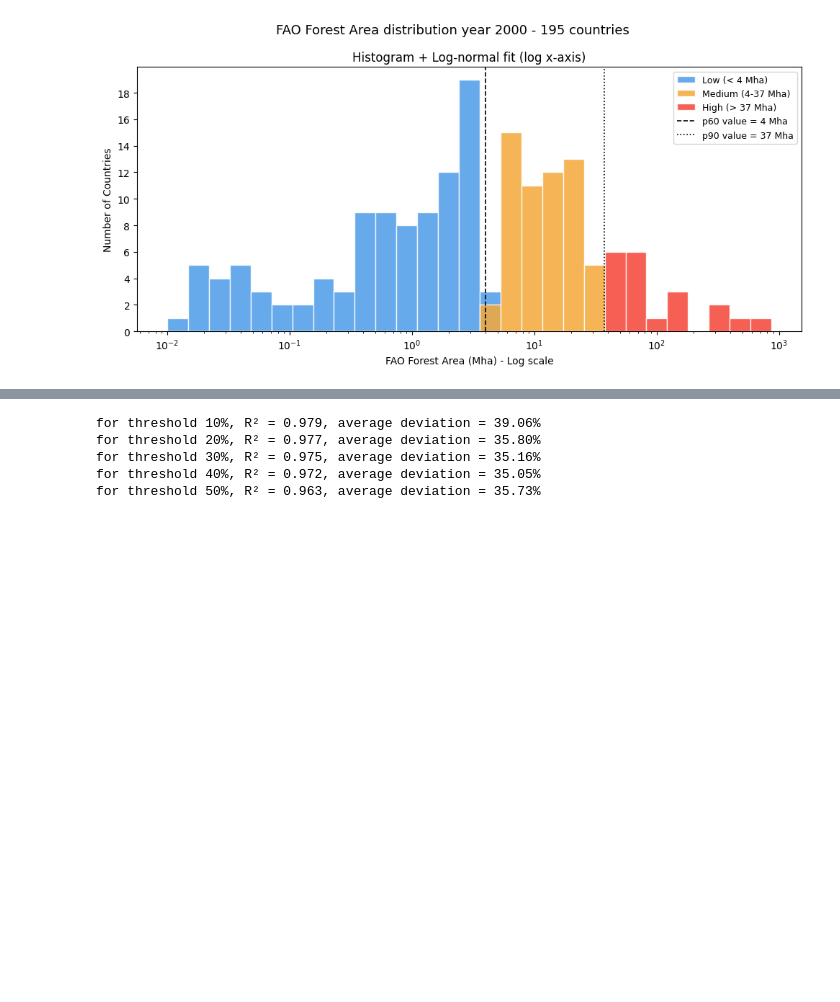
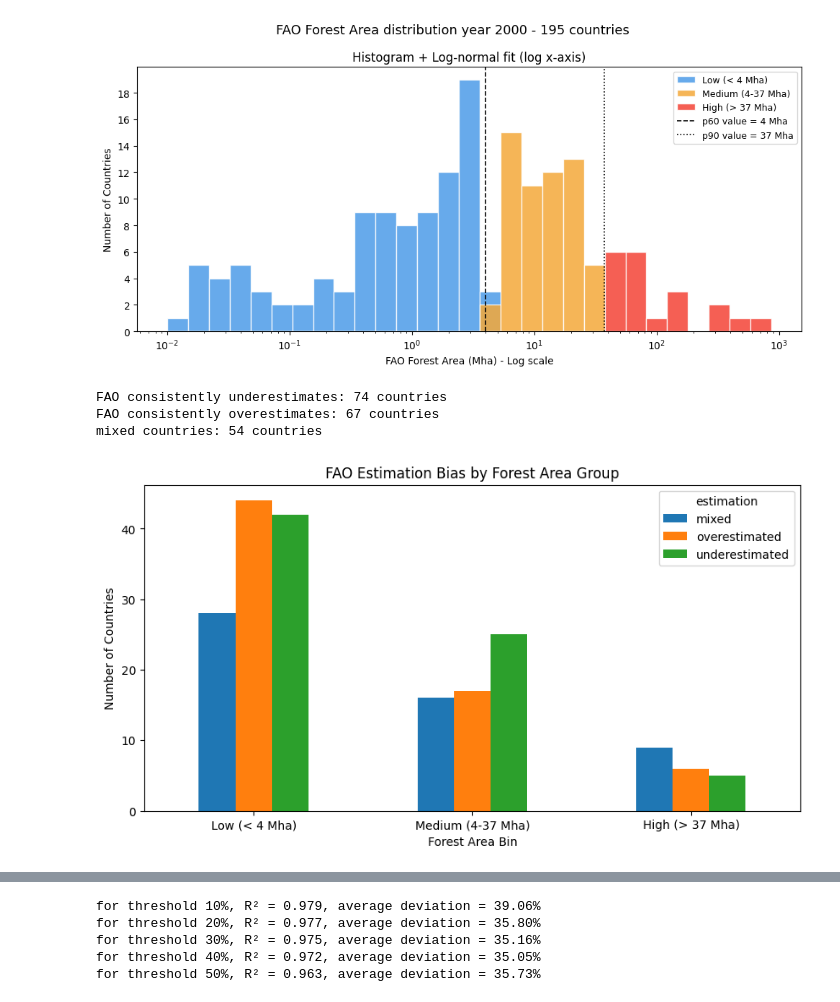
Before and after one commit to MElsdk-lab/Biochar_forest_estimation, a Jupyter notebook: Notebook_2_Forest_Area_Analysis.ipynb, the cells around one changed output, grey strips where cells are left out. Saved outputs shown, nothing was run; the diff lists cells and outputs as text; code cells hidden in the pictures; blank space fills up the shorter version.

```diff
--- a/Notebook_2_Forest_Area_Analysis.ipynb
+++ b/Notebook_2_Forest_Area_Analysis.ipynb
@@ -207,6 +200,8 @@ gee_fao_comparison_world = gee_fao_comparison_region.groupby(['threshold']).agg(
 #calucate the deviation between GEE and FOA
 gee_fao_comparison['deviation_Mha'] = gee_fao_comparison['area_Mha'] - gee_fao_comparison['FAO_2000_Mha']
 gee_fao_comparison['deviation_%'] = abs(gee_fao_comparison['deviation_Mha'] / gee_fao_comparison['FAO_2000_Mha']) * 100
+gee_fao_comparison.replace([np.inf, -np.inf], np.nan, inplace=True)
+
 clean_dev = gee_fao_comparison.replace([float('inf'), float('-inf')], float('nan'))
 
 gee_fao_comparison_subregion['deviation_Mha'] = gee_fao_comparison_subregion['subregion_total_forest_area'] - gee_fao_comparison_subregion['FAO_2000_Mha']
@@ -330,3 +328,48 @@ plt.tight_layout()
 plt.show()
 # %% [output]
 [figure]
+# %%
+#see if the FOA undersimated by the deviaiton
+estimation = gee_fao_comparison.groupby('country')['deviation_Mha']
+underestimated = gee_fao_comparison.groupby('country')['deviation_Mha'].apply(lambda x: (x > 0).all()).reset_index(name='FAO_underestimates')
+
+overestimated = gee_fao_comparison.groupby('country')['deviation_Mha'].apply(lambda x: (x < 0).all()).reset_index(name='FAO_overestimates')
+
+print(f"FAO consistently underestimates: {underestimated['FAO_underestimates'].sum()} countries")
+print(f"FAO consistently overestimates: {overestimated['FAO_overestimates'].sum()} countries")
+print(f"mixed countries: {len(estimation) - underestimated['FAO_underestimates'].sum() - overestimated['FAO_overestimates'].sum()} countries")
+
+gee_fao_comparison_bins_estimation = gee_fao_comparison_bins.merge(underestimated[['country', 'FAO_underestimates']], on= ['country'], how='left')
+gee_fao_comparison_bins_estimation = gee_fao_comparison_bins_estimation.merge(overestimated[['country', 'FAO_overestimates']],  on= ['country'], how='left')
+
+gee_fao_comparison_bins_estimation['mixed'] = (~gee_fao_comparison_bins_estimation['FAO_underestimates']) & (~gee_fao_comparison_bins_estimation['FAO_overestimates'])
+
+conditions = [
+    gee_fao_comparison_bins_estimation['FAO_underestimates'],
+    gee_fao_comparison_bins_estimation['FAO_overestimates'],
+    gee_fao_comparison_bins_estimation['mixed']
+]
+
+choices = ['underestimated', 'overestimated', 'mixed']
+
+gee_fao_comparison_bins_estimation['estimation'] = np.select(conditions, choices, default='')
+
+gee_fao_comparison_bins_estimation = gee_fao_comparison_bins_estimation.drop(columns=['FAO_underestimates', 'FAO_overestimates', 'mixed'])
+
+country_bins_estimation = gee_fao_comparison_bins_estimation.groupby(['bin', 'estimation'])['country'].nunique()
+country_bins_estimation.to_csv(DATA_folder + 'country_bins_estimation.csv', index= True)
+
+country_bins_estimation.unstack()
+
+fig, ax = plt.subplots(figsize=(10, 5))
+country_bins_estimation.unstack().plot(kind='bar', ax=ax)
+
+ax.set_xlabel('Forest Area Bin')
+ax.set_ylabel('Number of Countries')
+ax.set_title('FAO Estimation Bias by Forest Area Group')
+ax.tick_params(axis='x', rotation=0)  # keeps x labels horizontal
+# %% [output]
+FAO consistently underestimates: 74 countries
+FAO consistently overestimates: 67 countries
+mixed countries: 54 countries
+[figure, added]
```
Also changed, not shown: parts of 9 cells of this notebook.
